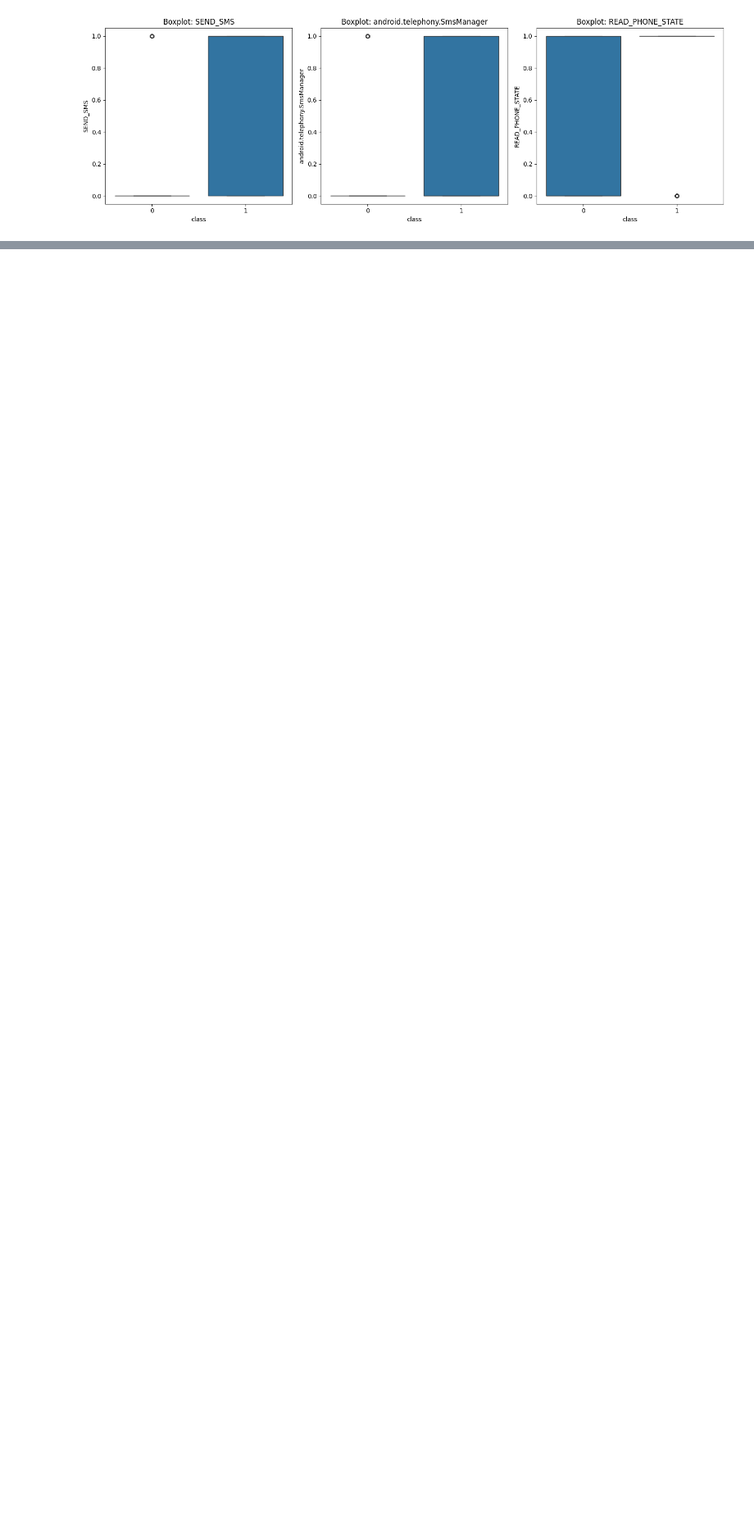
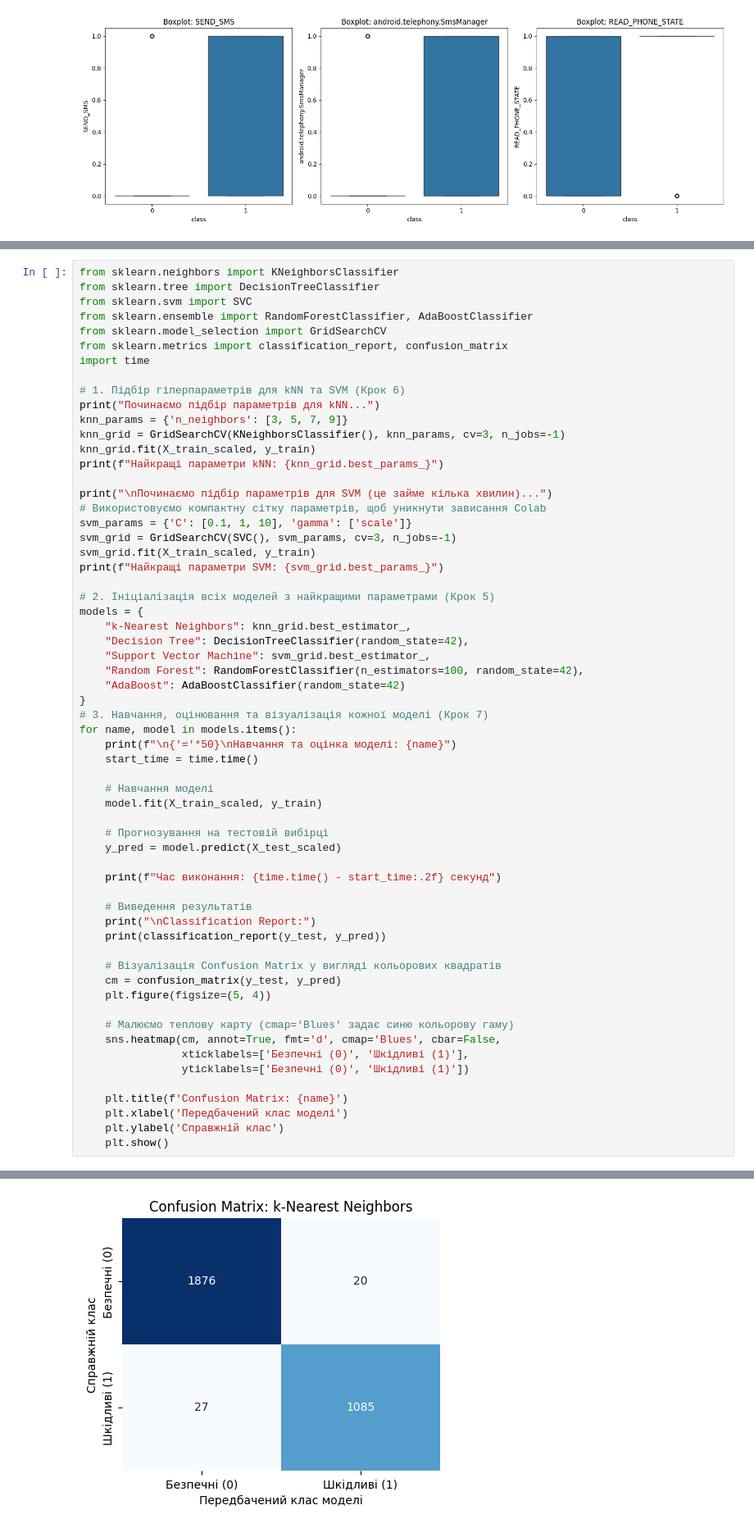
Before and after one commit to ShAnFb82/IAD1, a Jupyter notebook: IADlab1_1.ipynb, the cells around one changed output, grey strips where cells are left out. Shown at 82% size. Cells and saved outputs as stored; diff of their text form; blank space fills up the shorter version.

Commit message:
Створено за допомогою Colab

```diff
--- a/IADlab1_1.ipynb
+++ b/IADlab1_1.ipynb
@@ -104,0 +308,62 @@ plt.show()
+# %%
+from sklearn.neighbors import KNeighborsClassifier
+from sklearn.tree import DecisionTreeClassifier
+from sklearn.svm import SVC
+from sklearn.ensemble import RandomForestClassifier, AdaBoostClassifier
+from sklearn.model_selection import GridSearchCV
+from sklearn.metrics import classification_report, confusion_matrix
+import time
+
+# 1. Підбір гіперпараметрів для kNN та SVM (Крок 6)
+print("Починаємо підбір параметрів для kNN...")
+knn_params = {'n_neighbors': [3, 5, 7, 9]}
+knn_grid = GridSearchCV(KNeighborsClassifier(), knn_params, cv=3, n_jobs=-1)
+knn_grid.fit(X_train_scaled, y_train)
+print(f"Найкращі параметри kNN: {knn_grid.best_params_}")
+
+print("\nПочинаємо підбір параметрів для SVM (це займе кілька хвилин)...")
+# Використовуємо компактну сітку параметрів, щоб уникнути зависання Colab
+svm_params = {'C': [0.1, 1, 10], 'gamma': ['scale']}
+svm_grid = GridSearchCV(SVC(), svm_params, cv=3, n_jobs=-1)
+svm_grid.fit(X_train_scaled, y_train)
+print(f"Найкращі параметри SVM: {svm_grid.best_params_}")
+
+# 2. Ініціалізація всіх моделей з найкращими параметрами (Крок 5)
+models = {
+    "k-Nearest Neighbors": knn_grid.best_estimator_,
+    "Decision Tree": DecisionTreeClassifier(random_state=42),
+    "Support Vector Machine": svm_grid.best_estimator_,
+    "Random Forest": RandomForestClassifier(n_estimators=100, random_state=42),
+    "AdaBoost": AdaBoostClassifier(random_state=42)
+}
+# 3. Навчання, оцінювання та візуалізація кожної моделі (Крок 7)
+for name, model in models.items():
+    print(f"\n{'='*50}\nНавчання та оцінка моделі: {name}")
+    start_time = time.time()
+
+    # Навчання моделі
+    model.fit(X_train_scaled, y_train)
+
+    # Прогнозування на тестовій вибірці
+    y_pred = model.predict(X_test_scaled)
+
+    print(f"Час виконання: {time.time() - start_time:.2f} секунд")
+
+    # Виведення результатів
+    print("\nClassification Report:")
+    print(classification_report(y_test, y_pred))
+
+    # Візуалізація Confusion Matrix у вигляді кольорових квадратів
+    cm = confusion_matrix(y_test, y_pred)
+    plt.figure(figsize=(5, 4))
+
+    # Малюємо теплову карту (cmap='Blues' задає синю кольорову гаму)
+    sns.heatmap(cm, annot=True, fmt='d', cmap='Blues', cbar=False,
+                xticklabels=['Безпечні (0)', 'Шкідливі (1)'],
+                yticklabels=['Безпечні (0)', 'Шкідливі (1)'])
+
+    plt.title(f'Confusion Matrix: {name}')
+    plt.xlabel('Передбачений клас моделі')
+    plt.ylabel('Справжній клас')
+    plt.show()
+# %% [output]
@@ -104,0 +389 @@ plt.show()
+[figure, added]
```
Also changed, not shown: parts of 15 cells of this notebook.
